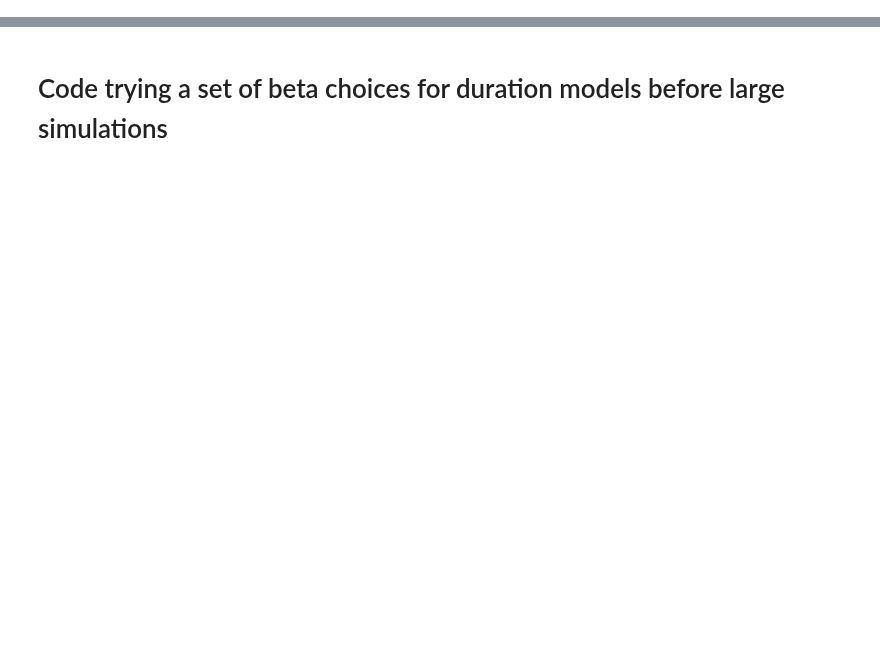
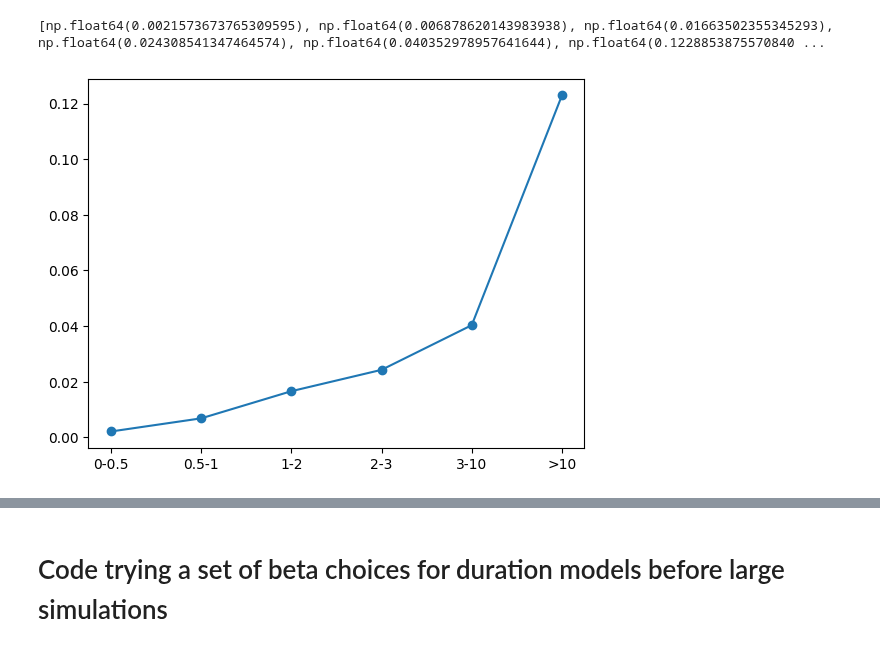
Before and after one commit to LukeMurrayKearney/Data-Driven-Networks-Code, a Jupyter notebook: duration+ages/beta_choices.ipynb, the cells around one changed output, grey strips where cells are left out. Saved outputs shown, nothing was run; the diff lists cells and outputs as text; code cells hidden in the pictures; blank space fills up the shorter version.

```diff
--- a/duration+ages/beta_choices.ipynb
+++ b/duration+ages/beta_choices.ipynb
@@ -7,0 +4,7 @@ p  = 4.9, 5, 5, 4.6
+# %%
+import pandas as pd
+import numpy as np
+import matplotlib.pyplot as plt
+
+df = pd.read_csv('data/duration_data_from_paper.csv')
+df.head()
@@ -7,0 +18,12 @@ p  = 4.9, 5, 5, 4.6
+# %%
+keys = df['binDuration'].unique()
+xs, ys = [], []
+for key in keys:
+    df_tmp = df[df['binDuration'] == key]
+    xs.append(key)
+    ys.append(sum([df_tmp['probability_of_reported_transmission'].iloc[i] * df_tmp['n'].iloc[i] for i in range(len(df_tmp))]) / sum(df_tmp['n']))
+plt.plot(xs, ys, marker='o')
+print(ys)
+# %% [output]
+[np.float64(0.0021573673765309595), np.float64(0.006878620143983938), np.float64(0.01663502355345293), np.float64(0.024308541347464574), np.float64(0.040352978957641644), np.float64(0.1228853875570840 ...
+[figure, added]
```
Also changed, not shown: parts of 5 cells of this notebook, 1 other file.
